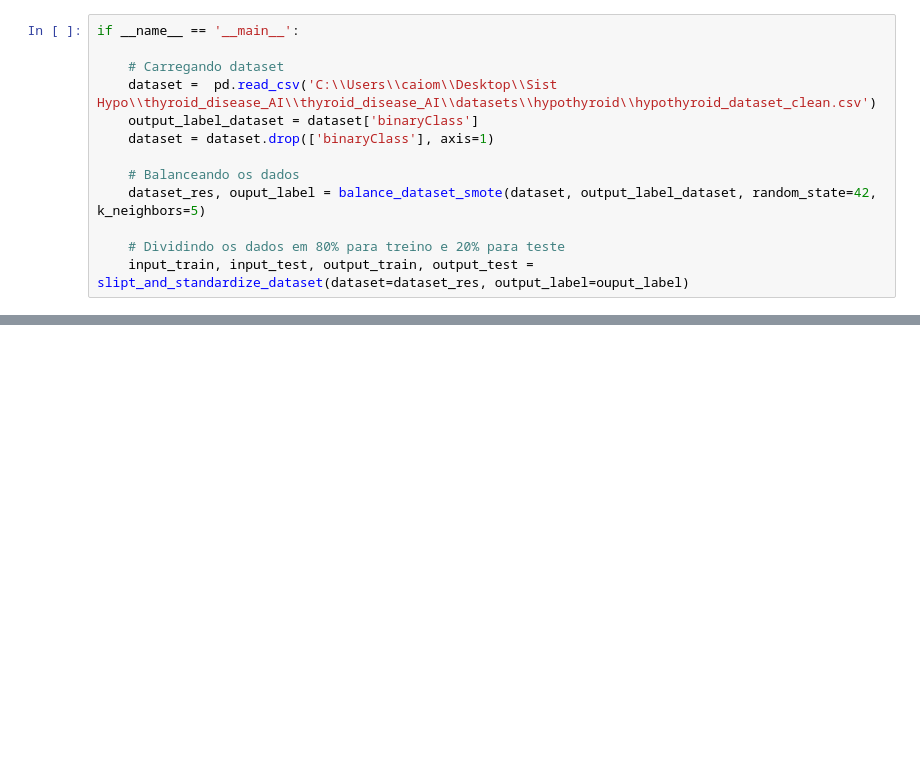
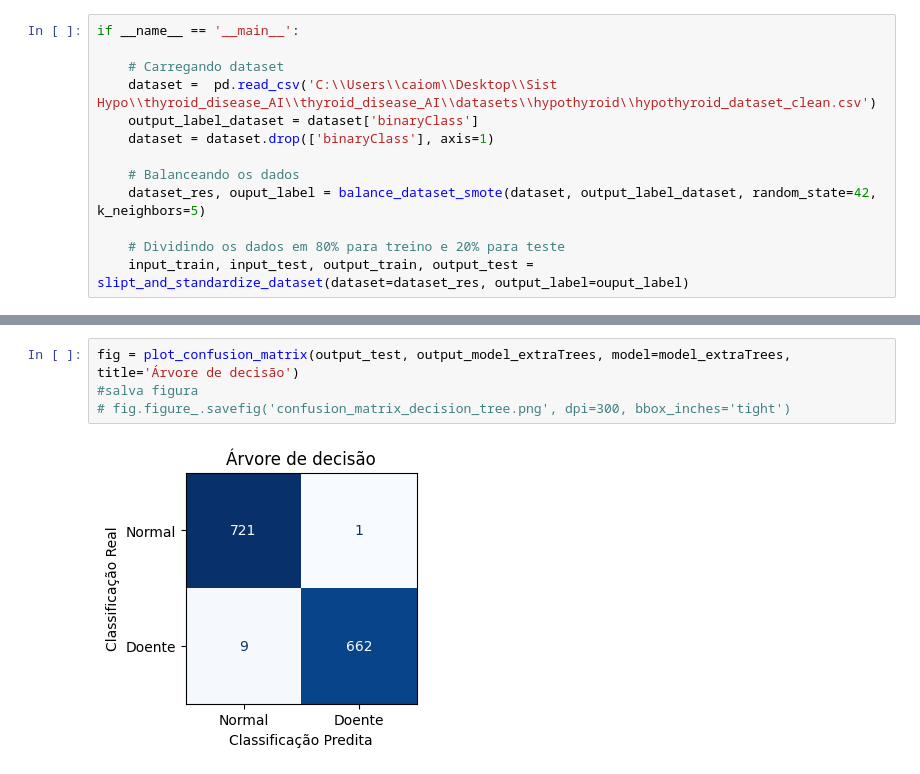
Before and after one commit to cilab-ufersa/thyroid_disease_AI, a Jupyter notebook: thyroid_disease_AI/notebooks/models_nb.ipynb, the cells around one changed output, grey strips where cells are left out. Saved outputs shown, nothing was run; the diff lists cells and outputs as text; blank space fills up the shorter version.

```diff
--- a/thyroid_disease_AI/notebooks/models_nb.ipynb
+++ b/thyroid_disease_AI/notebooks/models_nb.ipynb
@@ -291,0 +78,6 @@ miss_classification(input_train, output_train, input_test, output_test, model)
+# %%
+fig = plot_confusion_matrix(output_test, output_model_extraTrees, model=model_extraTrees, title='Árvore de decisão')
+#salva figura
+# fig.figure_.savefig('confusion_matrix_decision_tree.png', dpi=300, bbox_inches='tight')
+# %% [output]
+[figure, added]
```
Also changed, not shown: parts of 52 cells of this notebook.
